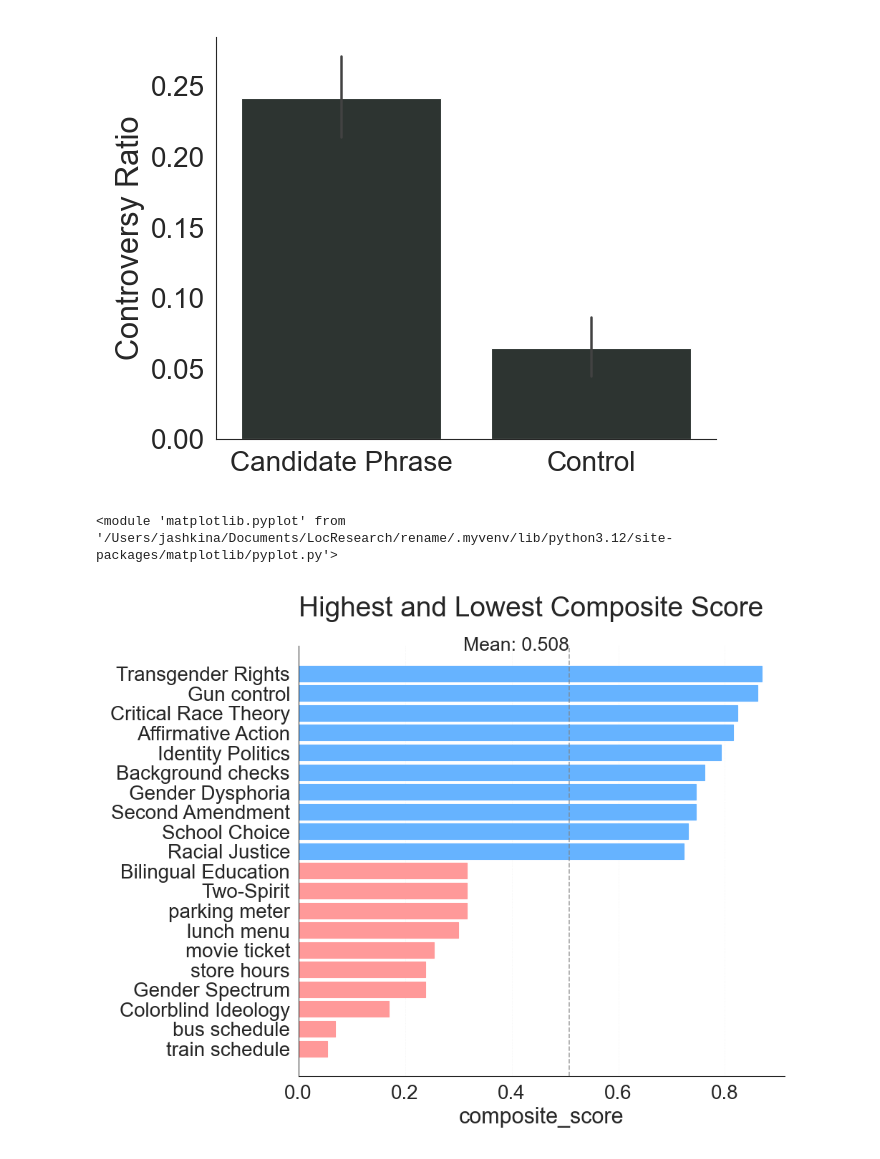
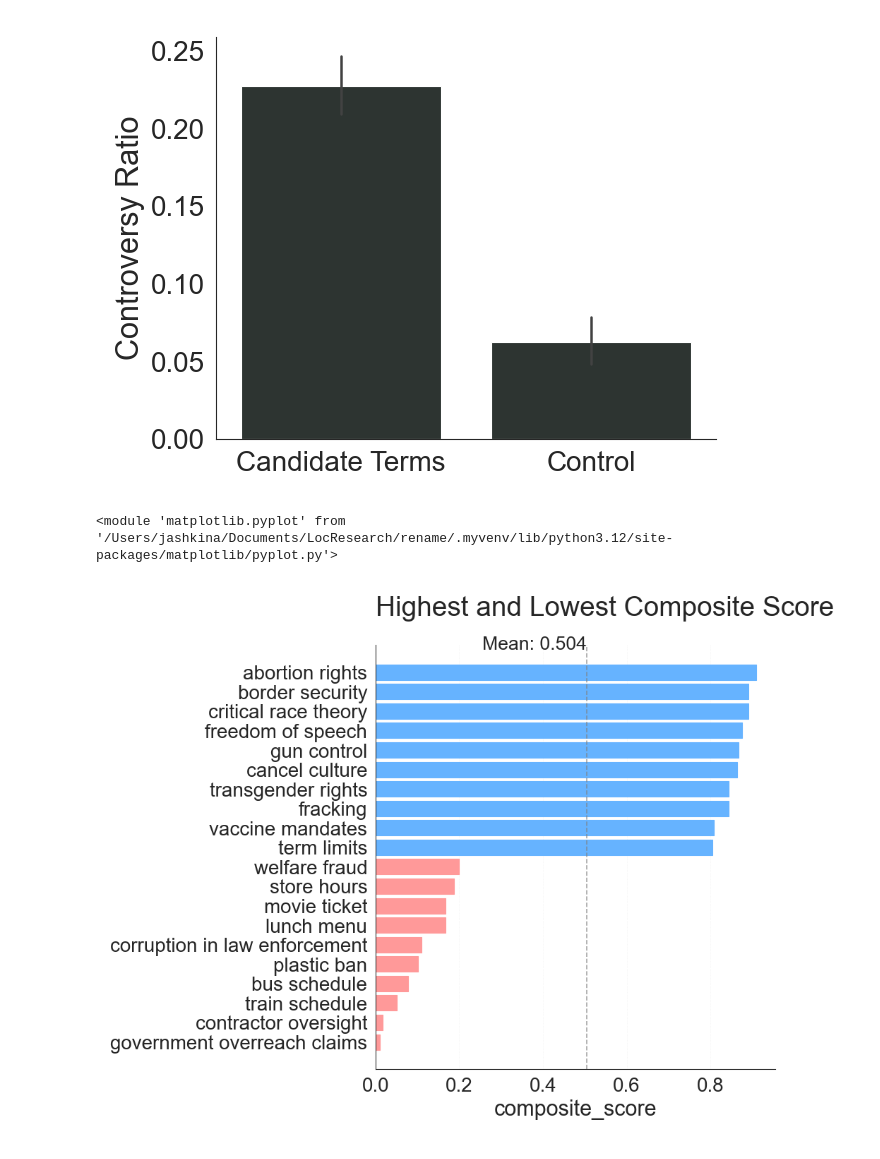
Before and after one commit to josh-ashkinaze/rename, a Jupyter notebook: scripts/2.3_explore_mc_data.ipynb, the cells around one changed output. Drawn from its saved outputs; the diff is of its cells as text; code cells hidden in the pictures.

Commit message:
add data

```diff
--- a/scripts/2.3_explore_mc_data.ipynb
+++ b/scripts/2.3_explore_mc_data.ipynb
@@ -133,20 +150,8 @@ mypal = make_aesthetic()
 # %%
-dummy_phrases = ["weather forecast",
-                 "parking space",
-                 "coffee shop",
-                 "bus schedule",
-                 "post office",
-                 "gas station",
-                 "traffic light",
-                 "phone number",
-                 "store hours",
-                 "parking meter",
-                 "train schedule",
-                 "movie ticket",
-                 "lunch menu"]
-df = pd.read_csv("../data/clean/mediacloud_analysis.csv")
-df['control'] = df['phrase'].apply(lambda x: "Control" if x in dummy_phrases else "Candidate Phrase")
+df = pd.read_csv("../data/clean/mediacloud_analysis_2025-02-12__16:11:44.csv")
 
+df['control'] = df['is_dummy']
+df['control'] = df['control'].replace({0: 'Candidate Terms', 1: 'Control'})
 
 # Contro vs control plot
 ###############################
@@ -176,41 +181,41 @@ def plot_extremes(df, column, n, title=None):
     """
     top = df.nlargest(n, column)
     bottom = df.nsmallest(n, column)
     both = pd.concat([top, bottom])
     both = both.sort_values(by=column, ascending=True)
     mean_val = df[column].mean()
 
     plt.figure(figsize=(10, 8))
 
     bars = plt.barh(range(len(both)), both[column])
 
     for i, bar in enumerate(bars):
         if i < n:  # Bottom n
-            bar.set_color('#ff9999')  # Light red
+            bar.set_color('#ff9999')
         else:  # Top n
-            bar.set_color('#66b3ff')  # Light blue
+            bar.set_color('#66b3ff')
 
     plt.axvline(x=mean_val, color='gray', linestyle='--', alpha=0.7)
     plt.text(mean_val, len(both), f'Mean: {mean_val:.3f}',
              verticalalignment='bottom', horizontalalignment='right')
 
     plt.yticks(range(len(both)), both['phrase'])
     if title:
         plt.title(title)
     plt.xlabel(column)
 
     plt.grid(True, axis='x', alpha=0.3)
 
     plt.tight_layout()
 
     return plt
 # %% [output]
-[figure, old version]
+[figure, new version]
 # %%
 plot_extremes(df, 'composite_score', 10, 'Highest and Lowest Composite Score')
 # %% [output]
 <module 'matplotlib.pyplot' from '/Users/jashkina/Documents/LocResearch/rename/.myvenv/lib/python3.12/site-packages/matplotlib/pyplot.py'>
-[figure, old version]
+[figure, new version]
 # %%
 
 
```
Also changed, not shown: parts of 4 cells of this notebook, 7 other files.
